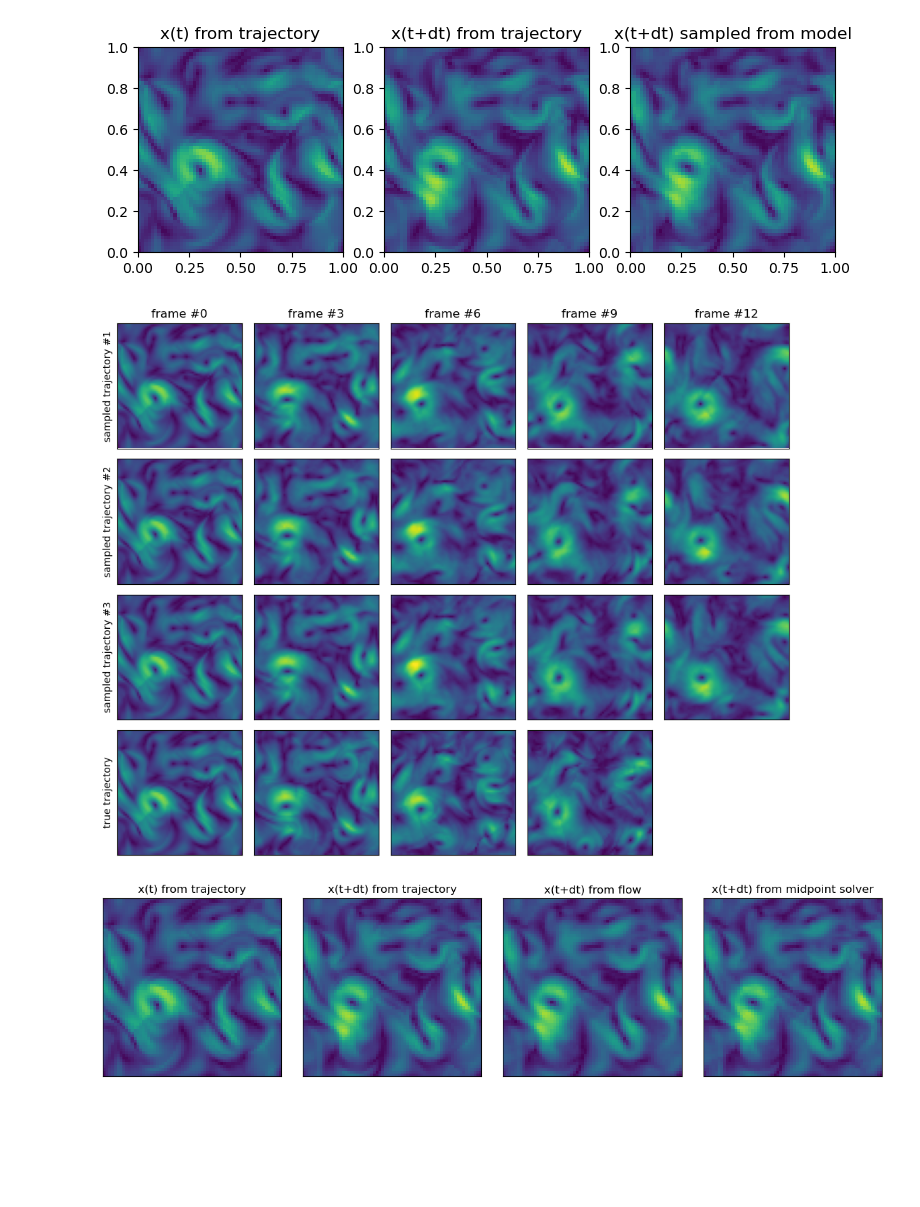
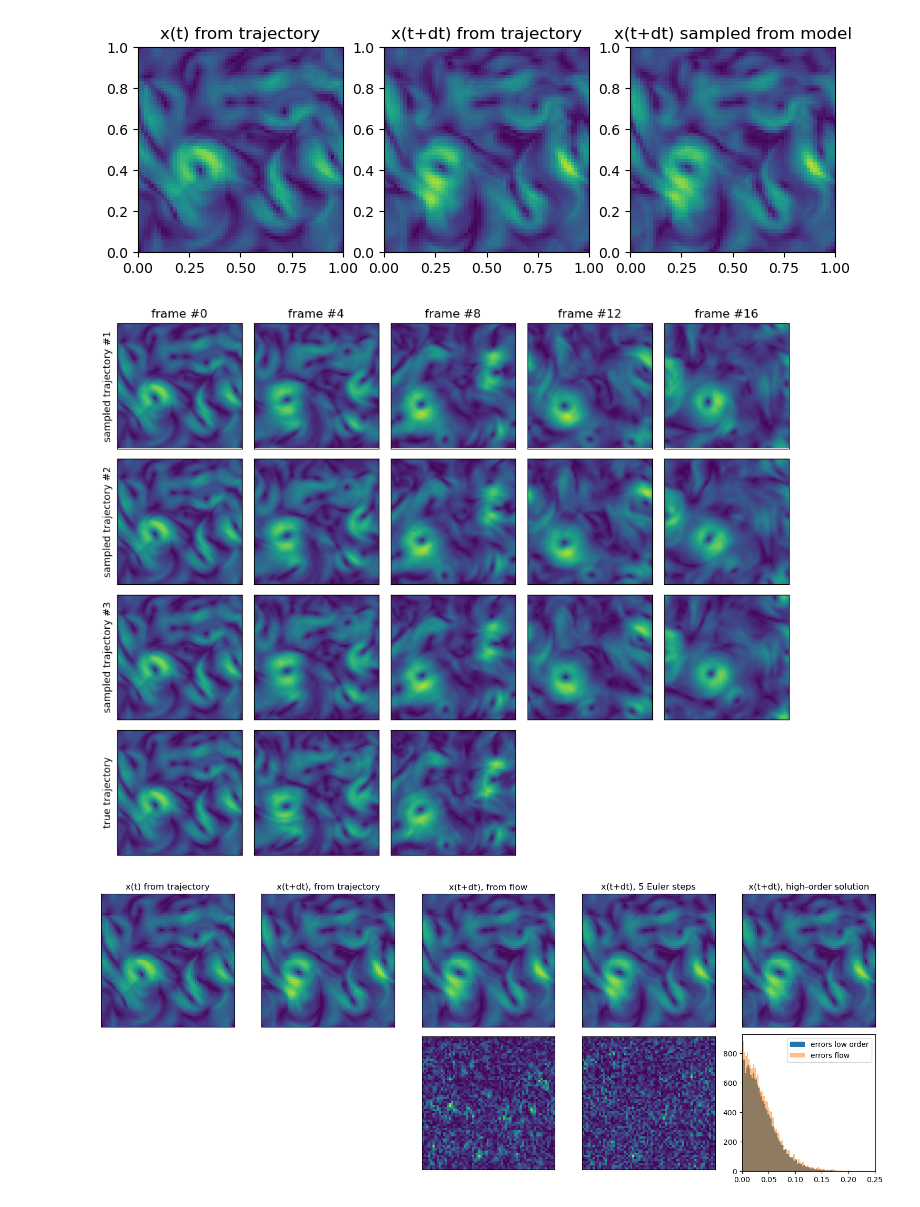
Before and after one commit to graps1/flow-matching-for-time-series, a Jupyter notebook: src/fmfts/experiments/ns2d/visualization.ipynb, the cells around one changed output. Cells and saved outputs as stored; diff of their text form; code cells hidden in the pictures; blank space fills up the shorter version.

Commit message:
training and visualization

```diff
--- a/src/fmfts/experiments/ns2d/visualization.ipynb
+++ b/src/fmfts/experiments/ns2d/visualization.ipynb
@@ -1,5 +1,6 @@
 # %%
 import torch
+import train_script as ts
 import matplotlib.pyplot as plt
 from fmfts.experiments.ns2d.models import VelocityModelNS2D
 from fmfts.experiments.ns2d.models import FlowModelNS2D
@@ -8,9 +9,9 @@ from fmfts.dataloader.ns2d import DatasetNS2D
 torch.set_grad_enabled(False)
 torch.set_default_device("cuda")
 
-velocity = VelocityModelNS2D(features = (64, 96, 96, 128))
+velocity = VelocityModelNS2D(features = ts.features_velocity)
 velocity.load_state_dict(torch.load("trained_models/model_velocity.pt", weights_only=True))
-flow = FlowModelNS2D(velocity_model = velocity, features = (64, 96, 96, 128))
+flow = FlowModelNS2D(velocity_model = velocity, features = ts.features_flow)
 flow.load_state_dict(torch.load("trained_models/model_flow.pt", weights_only=True))
 dataset_test = DatasetNS2D(mode = "test")
 # %%
@@ -33,13 +34,13 @@ plt.show()
 # %%
 # demonstrates how one can generate multiple trajectories
 n_trajectories = 3
-n_predictions = 15
+n_predictions = 20
 y = dataset_test.get(0, 0, sequence_len=10)
 
 xs = torch.empty(n_predictions, n_trajectories, *y.shape[1:])
 xs[0,:] = y[0].clone()
 for k in range(n_predictions-1):
-    # xs[k+1] = velocity.sample(xs[k], steps=5, method="midpoint")
+    # xs[k+1] = velocity.sample(xs[k], steps=2, method="euler")
     xs[k+1] = flow.sample(xs[k], steps=1)
 
 # plotting
@@ -69,29 +70,47 @@ ax[-1, 0].set_ylabel("true trajectory")
 plt.tight_layout()
 plt.show()
 # %% [output]
-[figure, old version]
+[figure, new version]
 # %%
 # demonstrates how one can predict a single sample
 y = dataset_test.get(0, 0, sequence_len=1)
 x = dataset_test.get(0, 1, sequence_len=1)
 x0 = flow.p0.sample(y.shape).to("cuda")
 x_pred_f = flow.sample(y, steps=1, x0=x0)
-x_pred_v = flow.v.sample(y, steps=20, x0=x0, method="midpoint")
+x_pred_v_lo = flow.v.sample(y, steps=5 , x0=x0, method="euler")
+x_pred_v_ho = flow.v.sample(y, steps=50, x0=x0, method="midpoint")
 
-fig, ax = plt.subplots(1, 4, figsize=(3*4, 3))
-dataset_test.plot(y, ax[0])
-dataset_test.plot(x, ax[1])
-dataset_test.plot(x_pred_f, ax[2])
-dataset_test.plot(x_pred_v, ax[3])
-ax[0].set_title("x(t) from trajectory")
-ax[1].set_title("x(t+dt) from trajectory")
-ax[2].set_title("x(t+dt) from flow")
-ax[3].set_title("x(t+dt) from midpoint solver")
+fig, ax = plt.subplots(2, 5, figsize=(3*5, 3*2))
+dataset_test.plot(y, ax[0,0])
+dataset_test.plot(x, ax[0,1])
+dataset_test.plot(x_pred_f, ax[0,2])
+dataset_test.plot(x_pred_v_lo, ax[0,3])
+dataset_test.plot(x_pred_v_ho, ax[0,4])
+
+error_flow  = (x_pred_f - x_pred_v_ho).abs().mean(dim=0)
+error_lo = (x_pred_v_lo - x_pred_v_ho).abs().mean(dim=0)
+ax[1,2].imshow( error_flow[0].cpu().numpy(), vmin=0, vmax=0.2 )
+ax[1,3].imshow( error_lo[0].cpu().numpy(), vmin=0, vmax=0.2 )
+ax[1,4].hist( error_lo.flatten().cpu().numpy(),   bins=100, alpha=1.0, label="errors low order" )
+ax[1,4].hist( error_flow.flatten().cpu().numpy(), bins=100, alpha=0.5, label="errors flow" )
+ax[1,4].legend()
+ax[1,4].set_xlim([0, error_lo.max().cpu().numpy()])
+
+ax[1,0].remove()
+ax[1,1].remove()
+ax[0,0].set_title("x(t) from trajectory")
+ax[0,1].set_title("x(t+dt), from trajectory")
+ax[0,2].set_title("x(t+dt), from flow")
+ax[0,3].set_title("x(t+dt), 5 Euler steps")
+ax[0,4].set_title("x(t+dt), high-order solution")
 for i in range(4):
-    ax[i].set_xticks([])
-    ax[i].set_yticks([])
+    for j in range(2):
+        ax[j,i].set_xticks([])
+        ax[j,i].set_yticks([])
+ax[0,4].set_xticks([])
+ax[0,4].set_yticks([])
 
 plt.tight_layout()
 plt.show()
 # %% [output]
-[figure, old version]
+[figure, new version]
```
Also changed, not shown: 1 other file.
